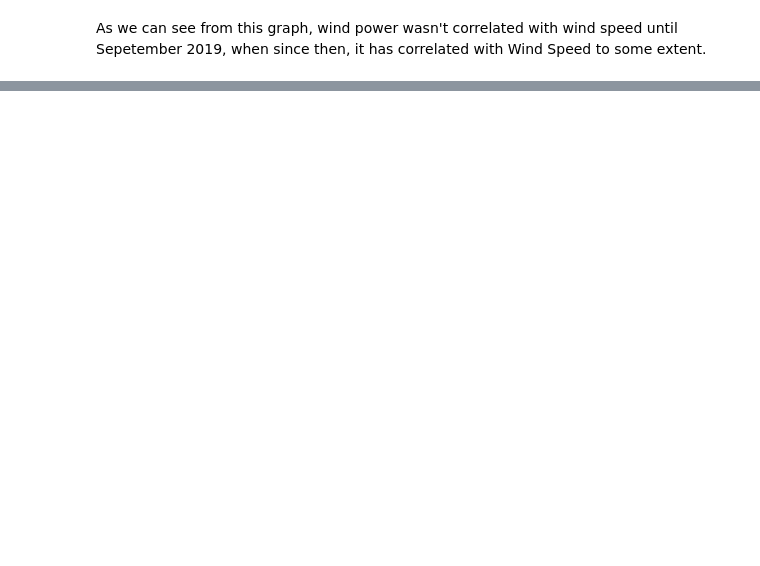
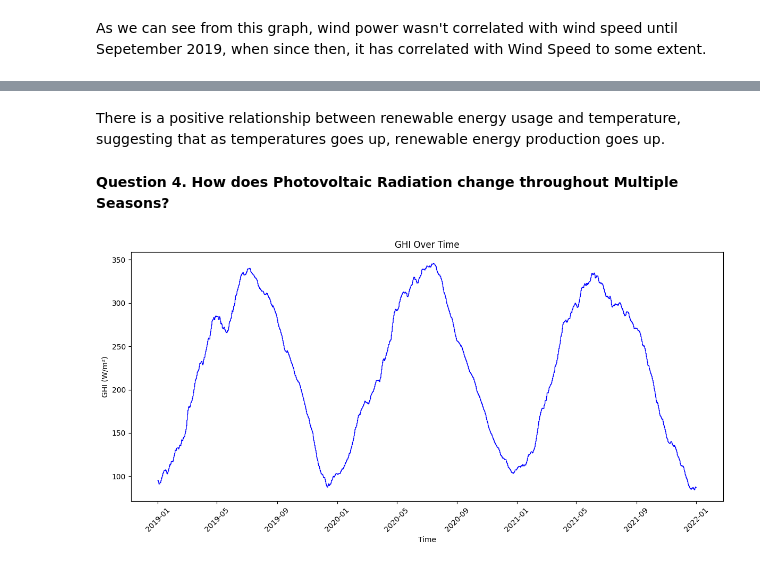
Before and after one commit to EdwardTi11/CAISO-EDA, a Jupyter notebook: eda.ipynb, the cells around one changed output, grey strips where cells are left out. Saved outputs shown, nothing was run; the diff lists cells and outputs as text; code cells hidden in the pictures; blank space fills up the shorter version.

```diff
--- a/eda.ipynb
+++ b/eda.ipynb
@@ -103,0 +128,11 @@ As we can see from this graph, wind power wasn't correlated with wind speed unti
+# %% [markdown]
+There is a positive relationship between renewable energy usage and temperature, suggesting that as temperatures goes up, renewable energy production goes up.
+# %% [markdown]
+**Question 4. How does Photovoltaic Radiation change throughout Multiple Seasons?**
+# %%
+PV_data = average(processed_data, 'GHI', 'Season')
+
+# GHI Graph
+graph_data(PV_data, 'GHI', 'W/m²')
+# %% [output]
+[figure, added]
```
Also changed, not shown: parts of 13 cells of this notebook.
